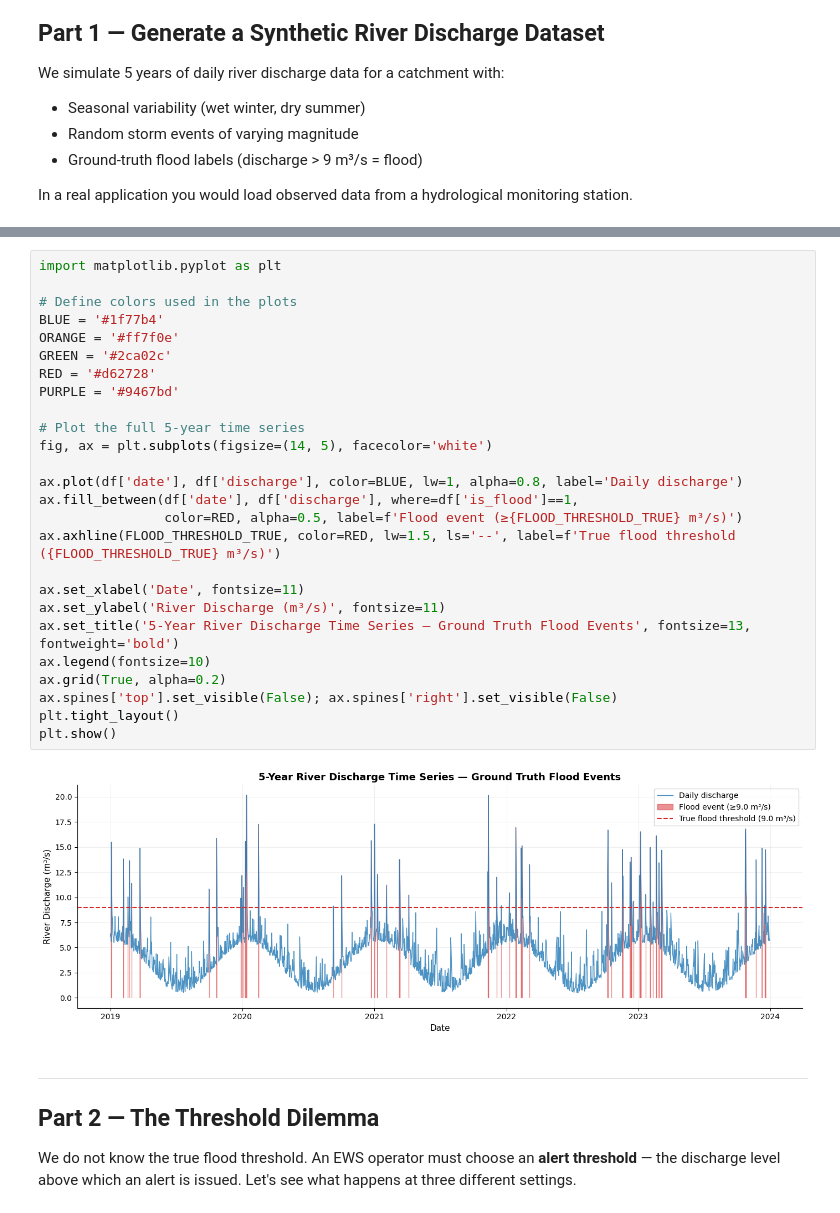
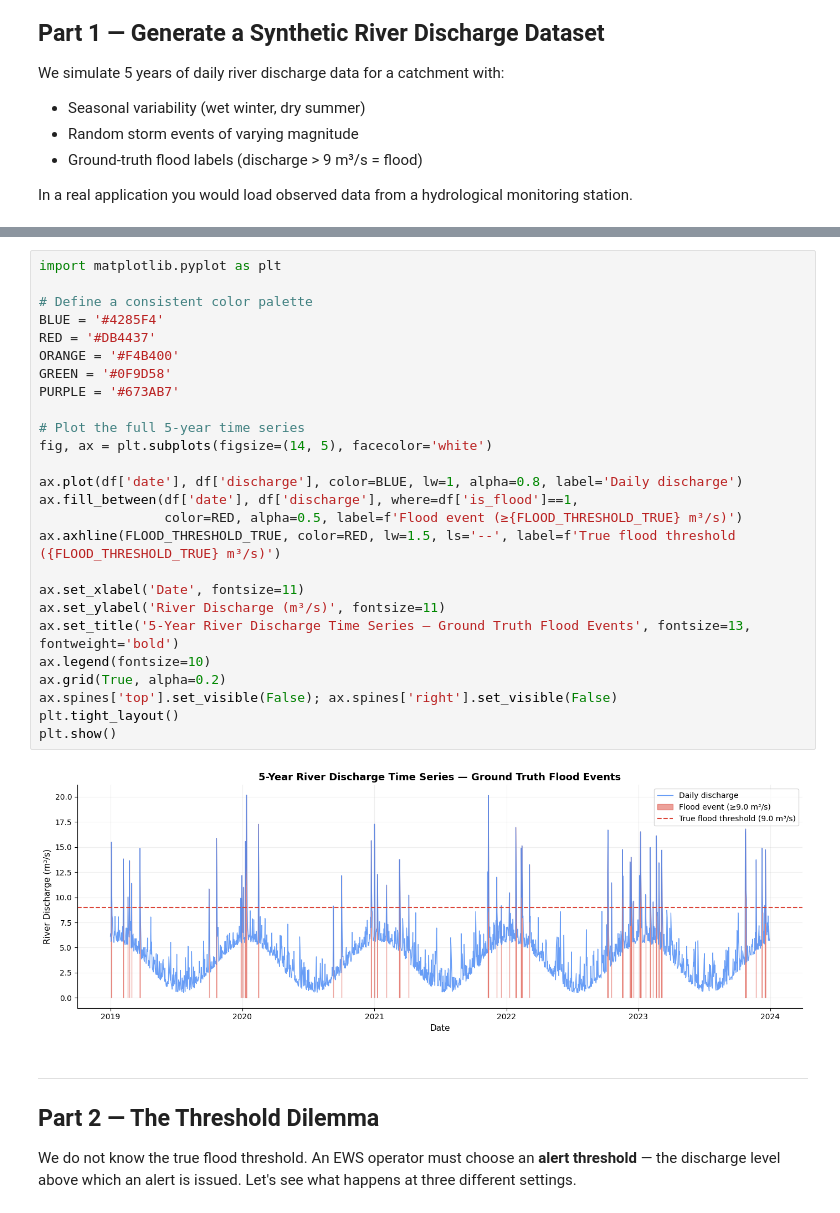
Before and after one commit to azlansaleh8/module_06_forecasting_early_warning-, a Jupyter notebook: module_06_forecasting_early_warning/02_alert_threshold_optimisation.ipynb, the cells around one changed output, grey strips where cells are left out. Drawn from its saved outputs; the diff is of its cells as text.

```diff
--- a/module_06_forecasting_early_warning/02_alert_threshold_optimisation.ipynb
+++ b/module_06_forecasting_early_warning/02_alert_threshold_optimisation.ipynb
@@ -90,31 +90,31 @@ Mean discharge: 4.36 m³/s  |  Max: 20.17 m³/s
 # %%
 import matplotlib.pyplot as plt
 
-# Define colors used in the plots
-BLUE = '#1f77b4'
-ORANGE = '#ff7f0e'
-GREEN = '#2ca02c'
-RED = '#d62728'
-PURPLE = '#9467bd'
+# Define a consistent color palette
+BLUE = '#4285F4'
+RED = '#DB4437'
+ORANGE = '#F4B400'
+GREEN = '#0F9D58'
+PURPLE = '#673AB7'
 
 # Plot the full 5-year time series
 fig, ax = plt.subplots(figsize=(14, 5), facecolor='white')
 
 ax.plot(df['date'], df['discharge'], color=BLUE, lw=1, alpha=0.8, label='Daily discharge')
 ax.fill_between(df['date'], df['discharge'], where=df['is_flood']==1,
                 color=RED, alpha=0.5, label=f'Flood event (≥{FLOOD_THRESHOLD_TRUE} m³/s)')
 ax.axhline(FLOOD_THRESHOLD_TRUE, color=RED, lw=1.5, ls='--', label=f'True flood threshold ({FLOOD_THRESHOLD_TRUE} m³/s)')
 
 ax.set_xlabel('Date', fontsize=11)
 ax.set_ylabel('River Discharge (m³/s)', fontsize=11)
 ax.set_title('5-Year River Discharge Time Series — Ground Truth Flood Events', fontsize=13, fontweight='bold')
 ax.legend(fontsize=10)
 ax.grid(True, alpha=0.2)
 ax.spines['top'].set_visible(False); ax.spines['right'].set_visible(False)
 plt.tight_layout()
 plt.show()
 # %% [output]
-[figure, old version]
+[figure, new version]
 # %% [markdown]
 ---
 ## Part 2 — The Threshold Dilemma
```
Also changed, not shown: parts of 6 cells of this notebook.
